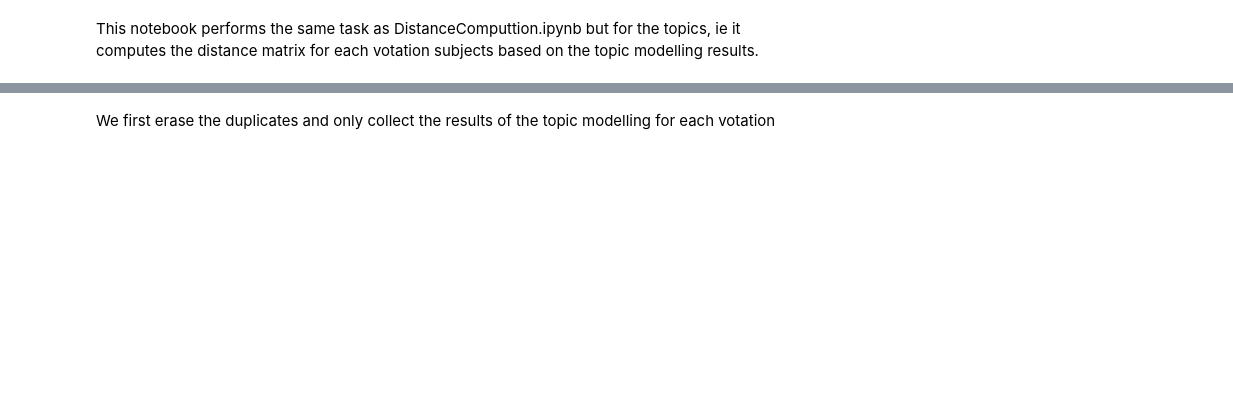
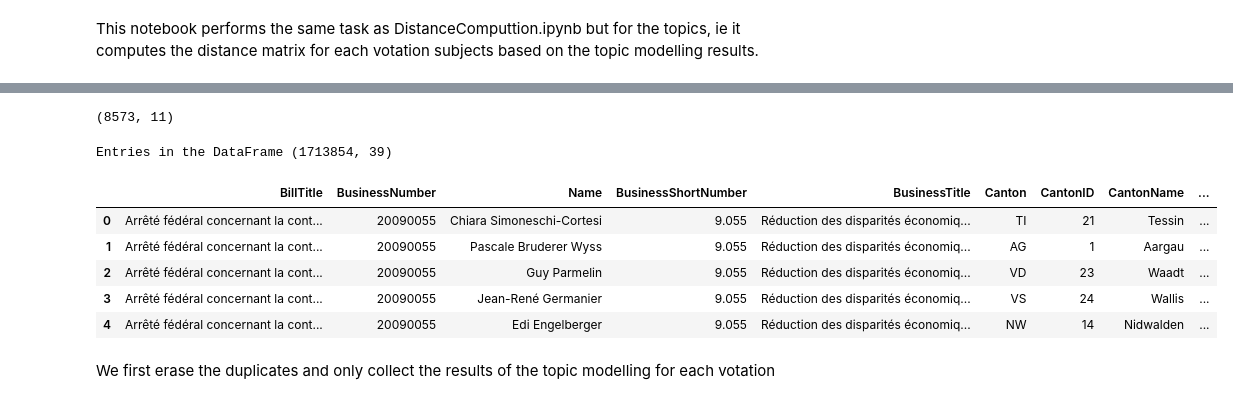
Before and after one commit to t-sanchez/ada-parliament-ML, a Jupyter notebook: 04-VotingProfile/DistanceComputationSubjects.ipynb, the cells around one changed output, grey strips where cells are left out. Cells and saved outputs as stored; diff of their text form; code cells hidden in the pictures; blank space fills up the shorter version.

```diff
--- a/04-VotingProfile/DistanceComputationSubjects.ipynb
+++ b/04-VotingProfile/DistanceComputationSubjects.ipynb
@@ -22,21 +34,34 @@ pd.options.display.max_columns = 100
+# %%
+voting_no_topics_df.shape
+# %% [output]
+(8573, 11)
 # %%
 path = '../datas/nlp_results/'
 voting_df = pd.read_csv(path+'voting_with_topics.csv')
+
 print('Entries in the DataFrame',voting_df.shape)
 
 #Dropping the useless column
 voting_df = voting_df.drop('Unnamed: 0',1)
 
 #Putting numerical values into the columns that should have numerical values
 #print(voting_df.columns.values)
 
 num_cols = ['Decision', ' armée', ' asile / immigration', ' assurances', ' budget', ' dunno', ' entreprise/ finance',
            ' environnement', ' famille / enfants', ' imposition', ' politique internationale', ' retraite  ']
 voting_df[num_cols] = voting_df[num_cols].apply(pd.to_numeric)
 
 #Inserting the full name at the second position
 voting_df.insert(2,'Name', voting_df['FirstName'] + ' ' + voting_df['LastName'])
 
-voting_df.head(3)
+voting_df.head(5)
+# %% [output]
+Entries in the DataFrame (1713854, 39)
+|  | BillTitle | BusinessNumber | Name | BusinessShortNumber | BusinessTitle | Canton | CantonID | CantonName | ... |
+| 0 | Arrêté fédéral concernant la cont... | 20090055 | Chiara Simoneschi-Cortesi | 9.055 | Réduction des disparités économiq... | TI | 21 | Tessin | ... |
+| 1 | Arrêté fédéral concernant la cont... | 20090055 | Pascale Bruderer Wyss | 9.055 | Réduction des disparités économiq... | AG | 1 | Aargau | ... |
+| 2 | Arrêté fédéral concernant la cont... | 20090055 | Guy Parmelin | 9.055 | Réduction des disparités économiq... | VD | 23 | Waadt | ... |
+| 3 | Arrêté fédéral concernant la cont... | 20090055 | Jean-René Germanier | 9.055 | Réduction des disparités économiq... | VS | 24 | Wallis | ... |
+| 4 | Arrêté fédéral concernant la cont... | 20090055 | Edi Engelberger | 9.055 | Réduction des disparités économiq... | NW | 14 | Nidwalden | ... |
 # %% [markdown]
 We first erase the duplicates and only collect the results of the topic modelling for each votation
```
Also changed, not shown: parts of 6 cells of this notebook.
